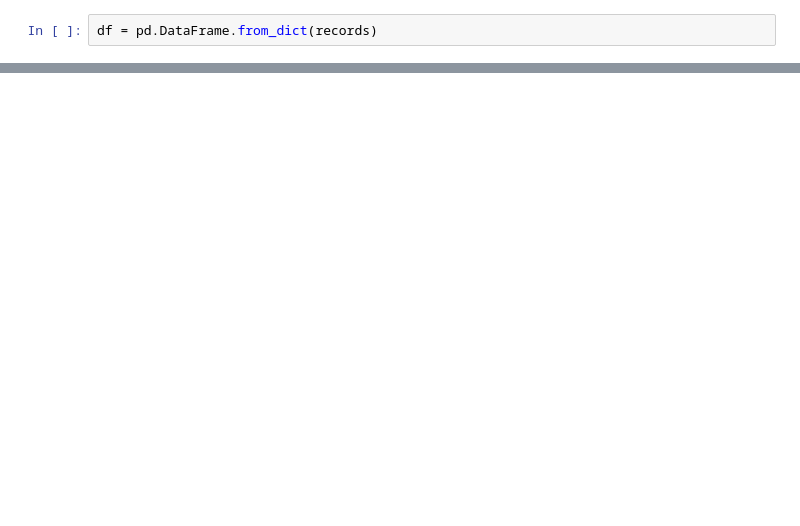
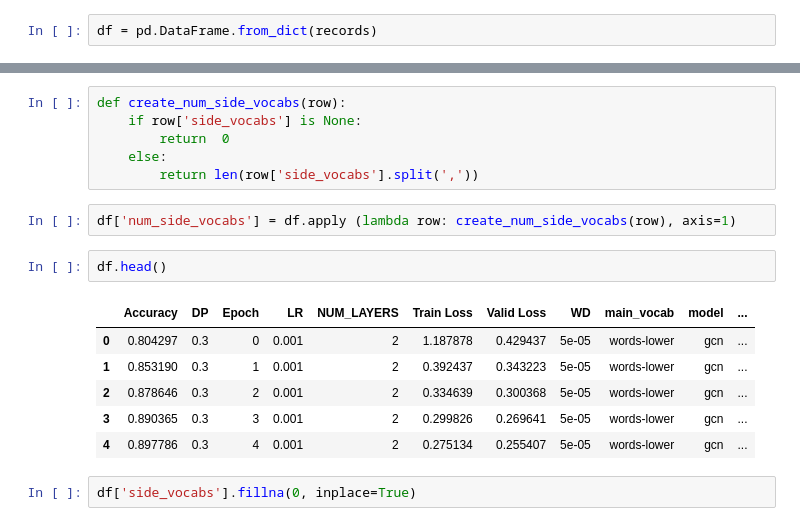
Before and after one commit to rohitg1594/GNN-Semantic-Similarity, a Jupyter notebook: nbooks/Grid Search Results.ipynb, the cells around one changed output, grey strips where cells are left out. Saved outputs shown, nothing was run; the diff lists cells and outputs as text; blank space fills up the shorter version.

```diff
--- a/nbooks/Grid Search Results.ipynb
+++ b/nbooks/Grid Search Results.ipynb
@@ -350,0 +325,19 @@ Name: Accuracy, Length: 3460, dtype: float64
+# %%
+def create_num_side_vocabs(row):
+    if row['side_vocabs'] is None:
+        return  0
+    else:
+        return len(row['side_vocabs'].split(','))
+# %%
+df['num_side_vocabs'] = df.apply (lambda row: create_num_side_vocabs(row), axis=1)
+# %%
+df.head()
+# %% [output]
+|  | Accuracy | DP | Epoch | LR | NUM_LAYERS | Train Loss | Valid Loss | WD | main_vocab | model | ... |
+| 0 | 0.804297 | 0.3 | 0 | 0.001 | 2 | 1.187878 | 0.429437 | 5e-05 | words-lower | gcn | ... |
+| 1 | 0.853190 | 0.3 | 1 | 0.001 | 2 | 0.392437 | 0.343223 | 5e-05 | words-lower | gcn | ... |
+| 2 | 0.878646 | 0.3 | 2 | 0.001 | 2 | 0.334639 | 0.300368 | 5e-05 | words-lower | gcn | ... |
+| 3 | 0.890365 | 0.3 | 3 | 0.001 | 2 | 0.299826 | 0.269641 | 5e-05 | words-lower | gcn | ... |
+| 4 | 0.897786 | 0.3 | 4 | 0.001 | 2 | 0.275134 | 0.255407 | 5e-05 | words-lower | gcn | ... |
+# %%
+df['side_vocabs'].fillna(0, inplace=True)
```
Also changed, not shown: parts of 17 cells of this notebook, 11 other files.
